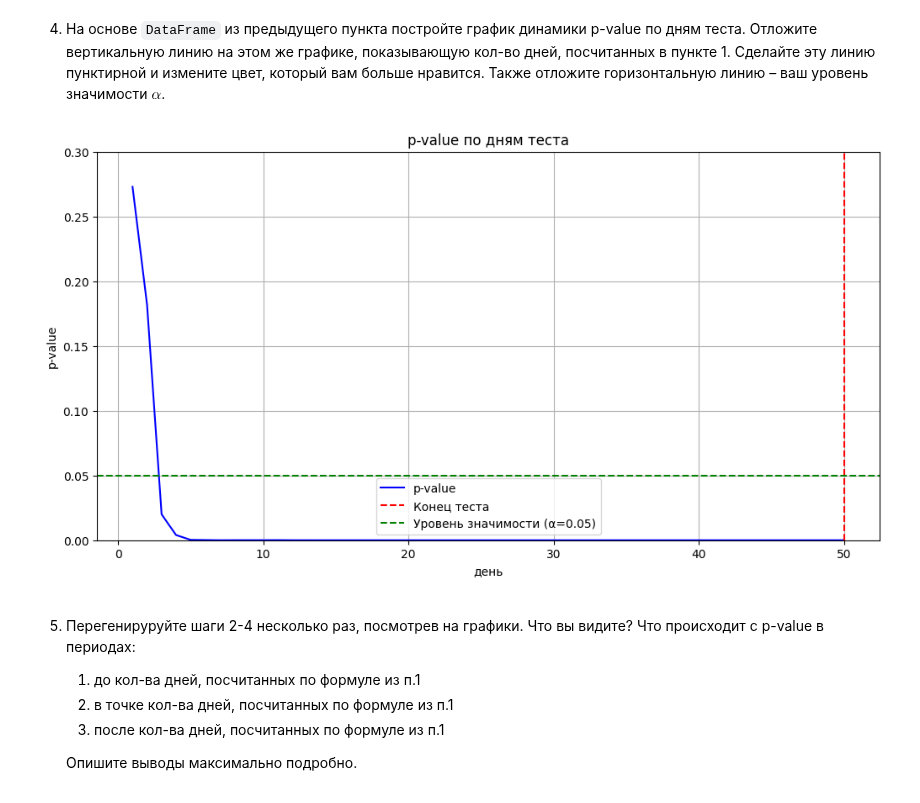
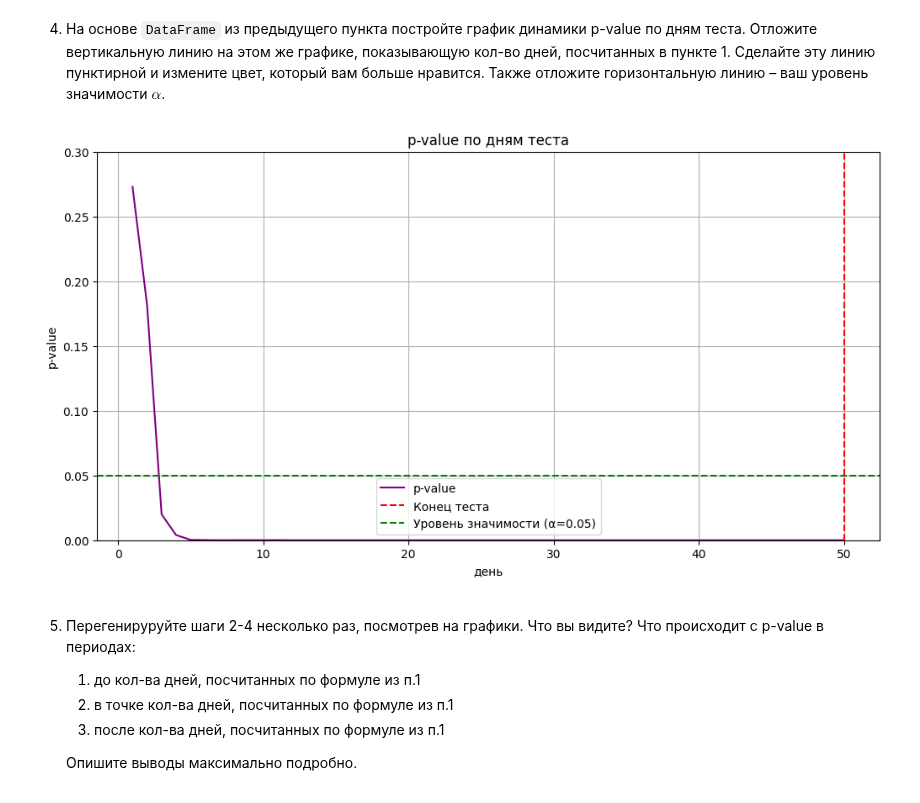
Before and after one commit to PavelMKh/HSE-AI, a Jupyter notebook: Math/stat_hw6.ipynb, the cells around one changed output. Drawn from its saved outputs; the diff is of its cells as text; code cells hidden in the pictures.

```diff
--- a/Math/stat_hw6.ipynb
+++ b/Math/stat_hw6.ipynb
@@ -753,18 +753,18 @@ plt.show()
 4. На основе `DataFrame` из предыдущего пункта постройте график динамики p-value по дням теста. Отложите вертикальную линию на этом же графике, показывающую кол-во дней, посчитанных в пункте 1. Сделайте эту линию пунктирной и измените цвет, который вам больше нравится. Также отложите горизонтальную линию – ваш уровень значимости $\alpha$.
 # %%
 plt.figure(figsize=(12, 6))
-plt.plot(df_sample['day'], df_sample['p-value'], label='p-value', color='b')
+plt.plot(df_sample['day'], df_sample['p-value'], label='p-value', color='purple')
 plt.axvline(x=50, color='red', linestyle='--', label='Конец теста')
 plt.axhline(y=0.05, color='green', linestyle='--', label='Уровень значимости (α=0.05)')
 plt.title('p-value по дням теста')
 plt.xlabel('день')
 plt.ylabel('p-value')
 plt.ylim(0, 0.3)
 plt.legend()
 plt.grid()
 plt.show()
 # %% [output]
-[figure, old version]
+[figure, new version]
 # %% [markdown]
 5. Перегенируруйте шаги 2-4 несколько раз, посмотрев на графики. Что вы видите? Что происходит с p-value в периодах:
     1. до кол-ва дней, посчитанных по формуле из п.1
```
Also changed, not shown: parts of 7 cells of this notebook.
